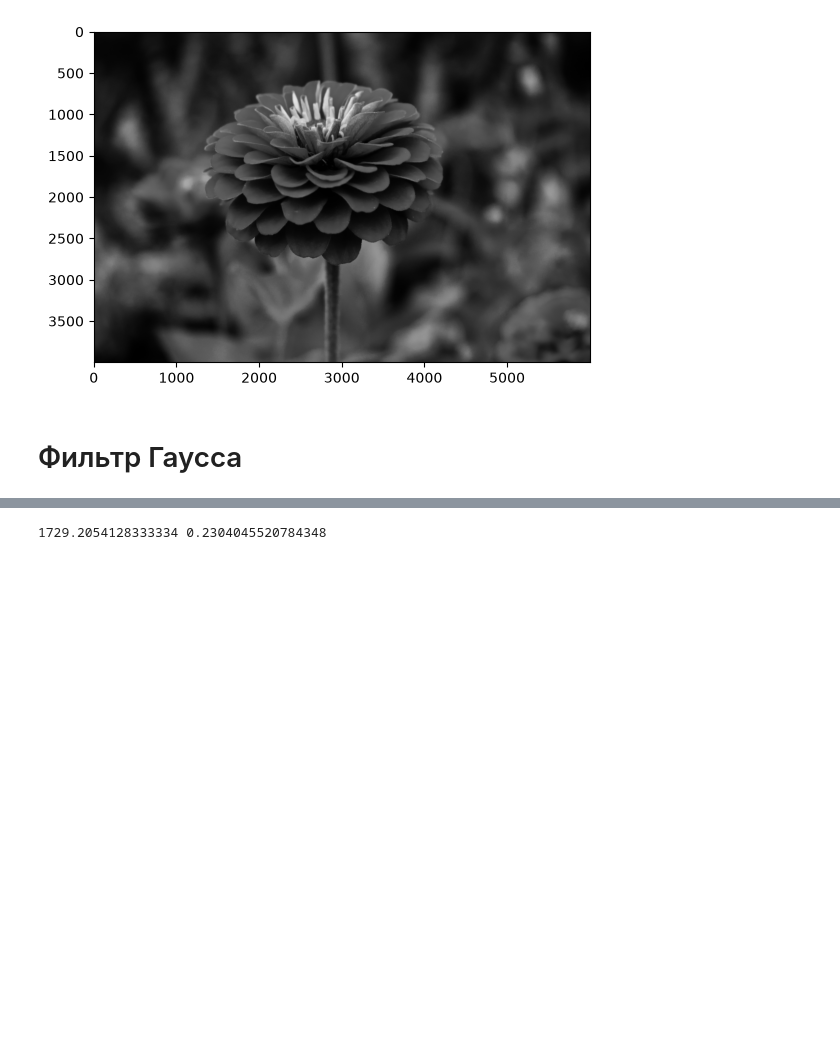
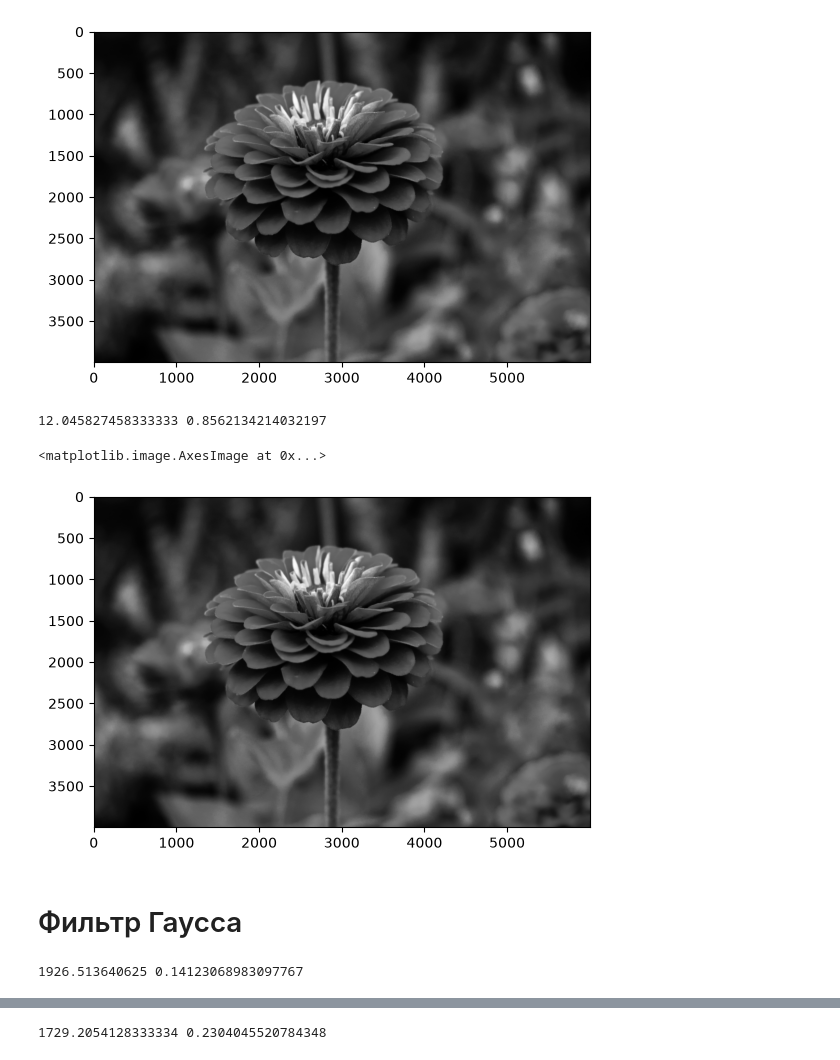
Before and after one commit to 4ne4ka/IP, a Jupyter notebook: Practice_2/IP_Task_2.ipynb, the cells around one changed output, grey strips where cells are left out. Drawn from its saved outputs; the diff is of its cells as text; code cells hidden in the pictures; blank space fills up the shorter version.

```diff
--- a/Practice_2/IP_Task_2.ipynb
+++ b/Practice_2/IP_Task_2.ipynb
@@ -73,5 +85,24 @@ plt.imshow(image_sp_median, cmap="gray")
 # %% [output]
 <matplotlib.image.AxesImage at 0x...>
 [figure]
+# %%
+image_sp_median_5 = cv2.medianBlur(image_sp, 5)
+mse_sp_median = mean_squared_error(image_gray, image_sp_median_5)
+(ssim_sp_median, diff) = structural_similarity(image_gray, image_sp_median_5, full=True)
+print(mse_sp_median, ssim_sp_median)
+# %% [output]
+12.045827458333333 0.8562134214032197
+# %%
+plt.imshow(image_sp_median_5, cmap="gray")
+# %% [output]
+<matplotlib.image.AxesImage at 0x...>
+[figure, added]
 # %% [markdown]
 # Фильтр Гаусса
+# %%
+image_gauss_gauss = cv2.GaussianBlur(image_noise_gauss, (3,3), 0)
+mse_gauss_gauss = mean_squared_error(image_gray, image_gauss_gauss)
+(ssim_gauss_gauss, diff) = structural_similarity(image_gray, image_gauss_gauss, full=True)
+print(mse_gauss_gauss, ssim_gauss_gauss)
+# %% [output]
+1926.513640625 0.14123068983097767
```
Also changed, not shown: parts of 26 cells of this notebook.
